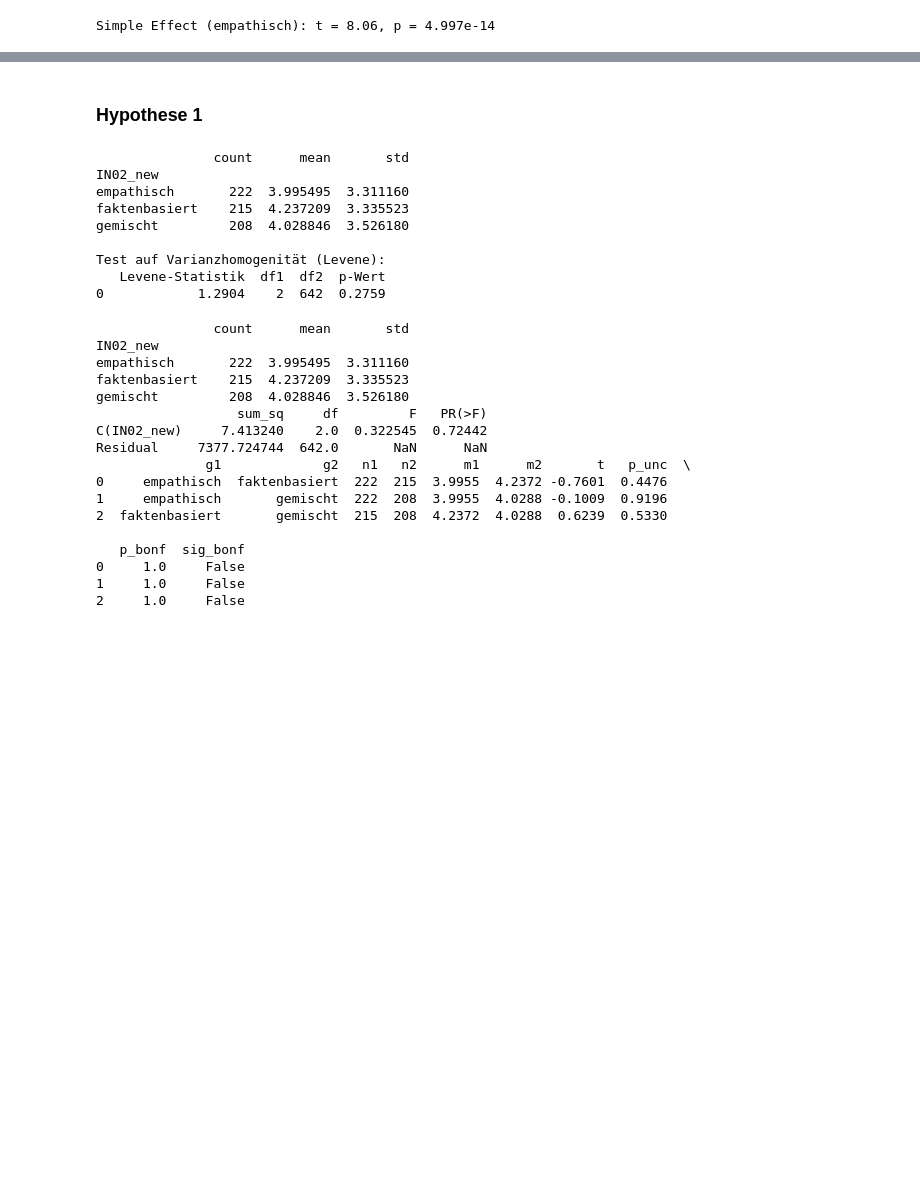
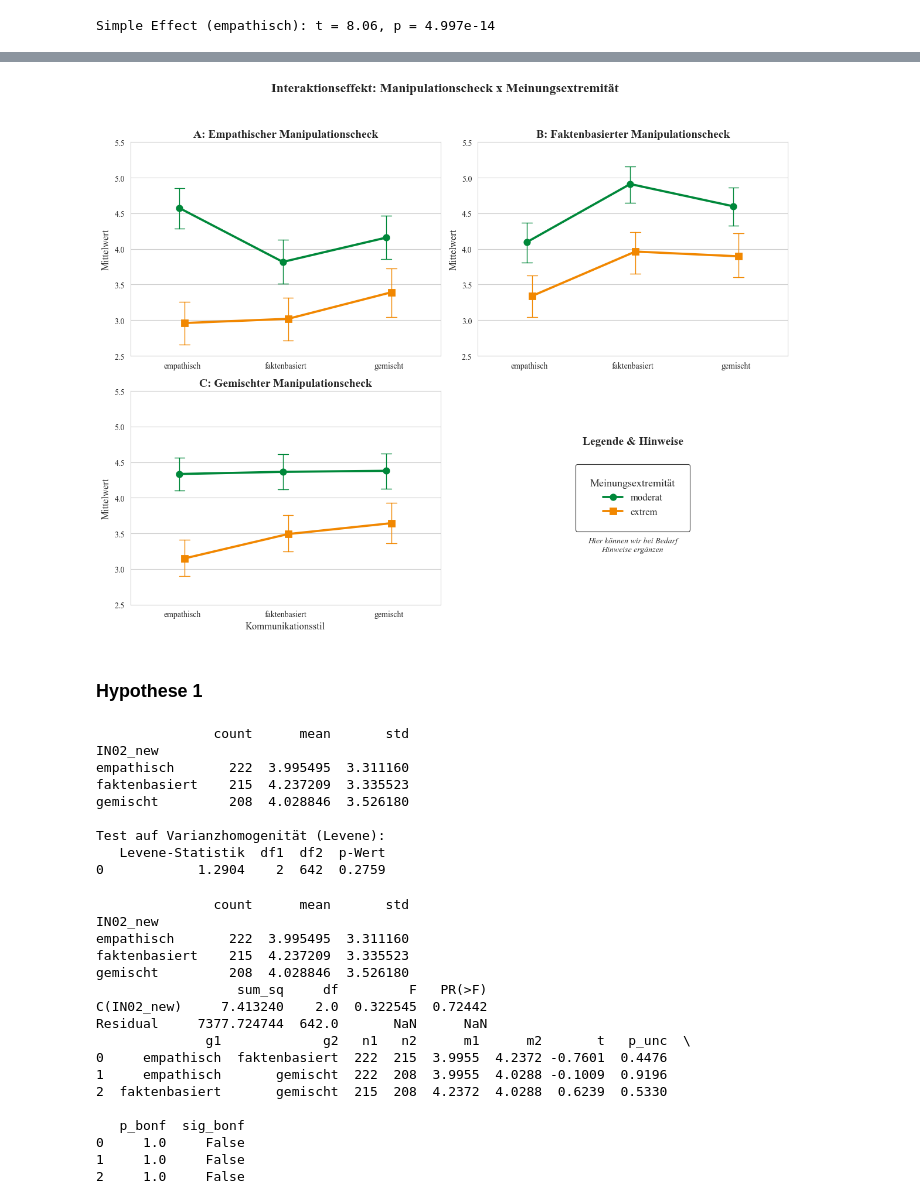
Before and after one commit to lara-polat/KI_Demokratie, a Jupyter notebook: analysis2.ipynb, the cells around one changed output, grey strips where cells are left out. Drawn from its saved outputs; the diff is of its cells as text; code cells hidden in the pictures; blank space fills up the shorter version.

```diff
--- a/analysis2.ipynb
+++ b/analysis2.ipynb
@@ -1166,3 +1224,92 @@ Simple Effect (empathisch): t = 8.06, p = 4.997e-14
+# %%
+import matplotlib.pyplot as plt
+import seaborn as sns
+
+# Schriftart auf Times New Roman einstellen
+plt.rcParams["font.family"] = "serif"
+plt.rcParams["font.serif"] = ["Times New Roman"]
+
+# Definition der spezifischen Farben
+farb_mapping = {'moderat': '#00883A', 'extrem': '#F18700'}
+
+# Grund-Einstellungen für das Layout
+sns.set_style("whitegrid", {"font.family": "serif", "font.serif": ["Times New Roman"]})
+fig, axes = plt.subplots(2, 2, figsize=(12, 10))
+
+# TITEL
+fig.suptitle('Interaktionseffekt: Manipulationscheck x Meinungsextremität',
+             fontsize=16, fontweight='bold', y=0.98)
+
+# Einheitliche y-Achse für die Vergleichbarkeit
+y_min, y_max = 2.5, 5.5
+
+# Liste der AVs und Titel
+av_list = [
+    ('index_check_empathisch', 'A: Empathischer Manipulationscheck', axes[0, 0]),
+    ('index_check_faktenbasiert', 'B: Faktenbasierter Manipulationscheck', axes[0, 1]),
+    ('index_check_gemischt', 'C: Gemischter Manipulationscheck', axes[1, 0])
+]
+
+# Plots in der Schleife erstellen
+for column, title, ax in av_list:
+    sns.pointplot(
+        data=df_masterprojekt1,
+        x='IN02_new',
+        y=column,
+        hue='IN02_extremität',
+        dodge=True,
+        markers=['o', 's'],
+        capsize=.1,
+        err_kws={'linewidth': 1},
+        palette=farb_mapping,  # Deine neuen Farben
+        ax=ax
+    )
+    ax.set_title(title, fontweight='semibold', fontsize=14)
+    ax.set_ylim(y_min, y_max)
+    ax.set_ylabel('Mittelwert', fontsize=12)
+
+    # x-Achse nur unten beschriften
+    if ax == axes[1, 0]:
+        ax.set_xlabel('Kommunikationsstil', fontsize=12)
+    else:
+        ax.set_xlabel('')
+
+    ax.get_legend().remove()
+
+# Das 4. Feld (unten rechts) als professionelle Infobox
+ax_leg = axes[1, 1]
+ax_leg.axis('off')
+
+# Legende extrahieren und im leeren Feld stylen
+handles, labels = axes[0, 0].get_legend_handles_labels()
+leg = ax_leg.legend(
+    handles,
+    labels,
+    title='Meinungsextremität',
+    loc='center',
+    fontsize=12,
+    title_fontsize=13,
+    frameon=True,
+    edgecolor='black',
+    borderpad=1.5
+)
+leg.get_frame().set_linewidth(0.8)
+
+# Zusätzliche Info-Texte
+ax_leg.text(0.5, 0.75, 'Legende & Hinweise',
+            transform=ax_leg.transAxes, ha='center',
+            fontsize=14, fontweight='bold')
+
+ax_leg.text(0.5, 0.25, 'Hier können wir bei Bedarf\nHinweise ergänzen',
+            transform=ax_leg.transAxes, ha='center',
+            fontsize=10, style='italic')
+
+plt.tight_layout(rect=[0, 0.03, 1, 0.95])
+
+
+plt.show()
+# %% [output]
+[figure, added]
 # %% [markdown]
 ### Hypothese 1
 # %%
```
Also changed, not shown: parts of 20 cells of this notebook, 2 other files.
